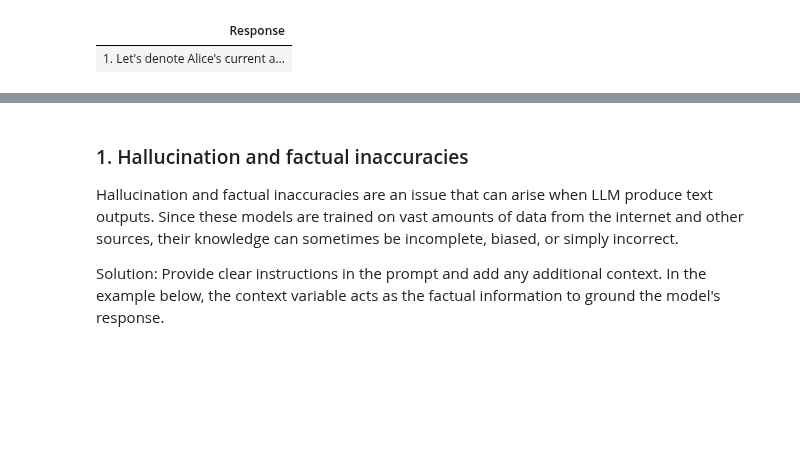
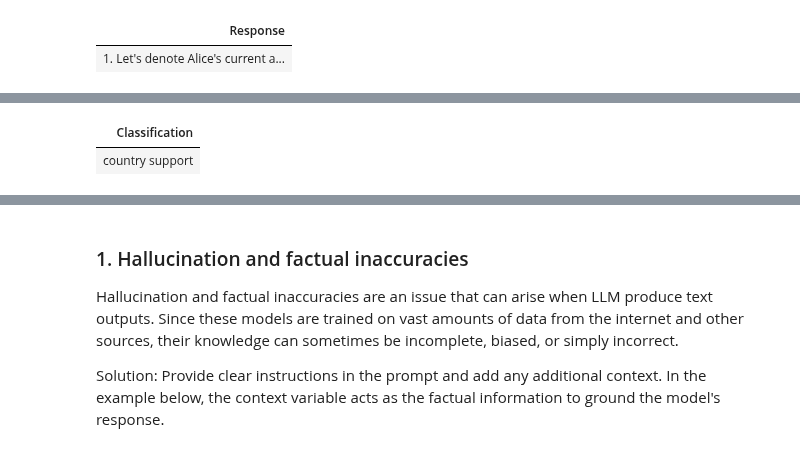
Before and after one commit to aws-samples/mistral-on-aws, a Jupyter notebook: notebooks/mistral_large_getting_started_101.ipynb, the cells around one changed output, grey strips where cells are left out. Drawn from its saved outputs; the diff is of its cells as text; code cells hidden in the pictures; blank space fills up the shorter version.

```diff
--- a/notebooks/mistral_large_getting_started_101.ipynb
+++ b/notebooks/mistral_large_getting_started_101.ipynb
@@ -233,0 +265,59 @@ display_html(df.to_html(index=False), raw=True)
+# %%
+### User question
+question = "I am inquiring about the availability of your cards in the EU, as I am a resident of France and am interested in using your cards."
+
+### Prompt template
+prompt = f"""
+        You are a bank customer service bot. Your task is to assess customer intent
+        and categorize customer inquiry after <<<>>> into one of the following predefined categories:
+
+        card arrival
+        change pin
+        exchange rate
+        country support
+        cancel transfer
+        charge dispute
+
+        If the text doesn't fit into any of the above categories, classify it as:
+        customer service
+
+        You will only respond with the predefined category. Do not include the word "Category". Do not provide explanations or notes.
+
+        ####
+        Here are some examples:
+
+        Inquiry: How do I know if I will get my card, or if it is lost? I am concerned about the delivery process and would like to ensure that I will receive my card as expected. Could you please provide information about the tracking process for my card, or confirm if there are any indicators to identify if the card has been lost during delivery?
+        Category: card arrival
+        Inquiry: I am planning an international trip to Paris and would like to inquire about the current exchange rates for Euros as well as any associated fees for foreign transactions.
+        Category: exchange rate
+        Inquiry: What countries are getting support? I will be traveling and living abroad for an extended period of time, specifically in France and Germany, and would appreciate any information regarding compatibility and functionality in these regions.
+        Category: country support
+        Inquiry: Can I get help starting my computer? I am having difficulty starting my computer, and would appreciate your expertise in helping me troubleshoot the issue.
+        Category: customer service
+        ###
+
+        <<<
+        Question: {question}
+        >>>
+        """
+
+body = json.dumps({
+            "temperature": 0.0,
+            "max_tokens": 128,
+            "prompt": prompt,
+            "stop":["</s>"]
+
+        })
+response = bedrock.invoke_model(
+    body = body,
+    modelId = model_id
+)
+
+response_body = json.loads(response.get("body").read())
+df = pd.DataFrame(
+    {"Classification": [response_body['outputs'][0]['text'].replace("\n", " ")]}
+    )
+display_html(df.to_html(index=False), raw=True)
+# %% [output]
+| Classification |
+| country support |
```
Also changed, not shown: parts of 8 cells of this notebook, 1 other file.
